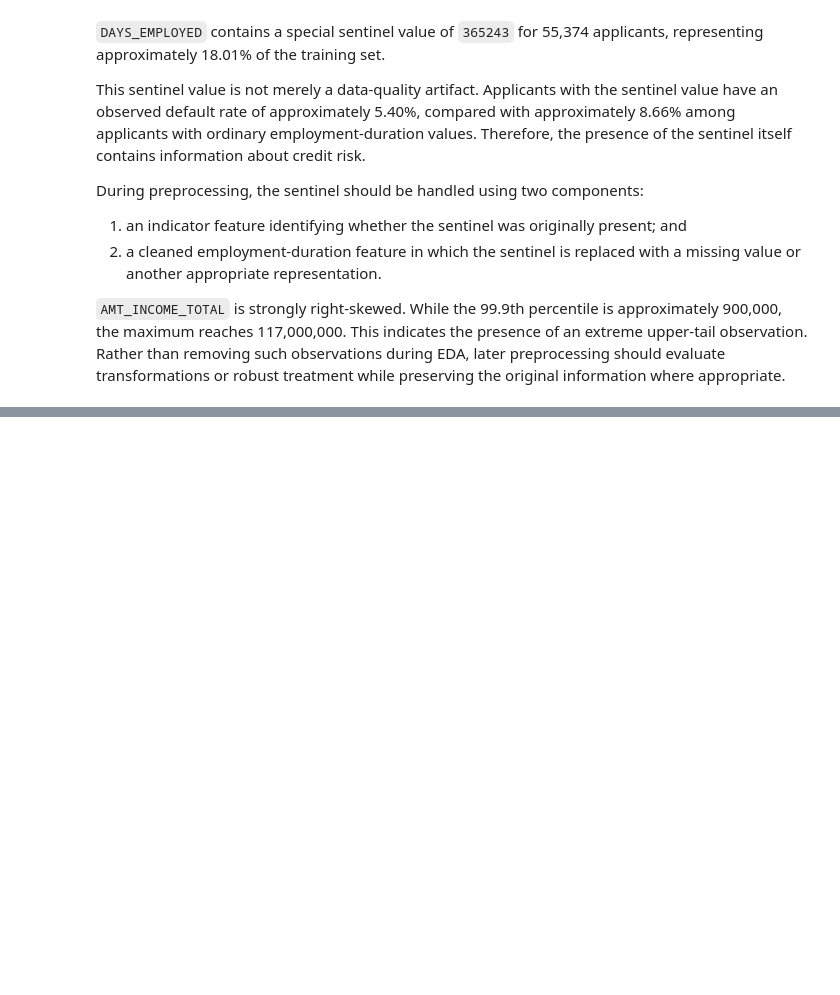
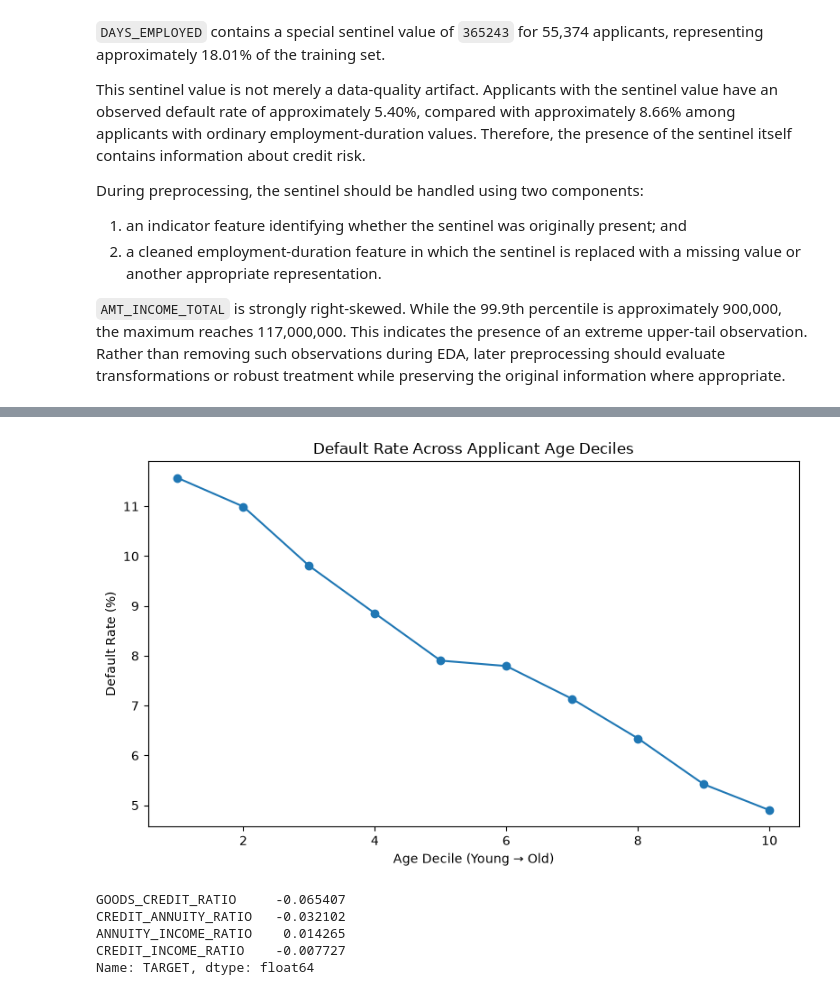
Before and after one commit to KevTJ/kj-project-portfolio, a Jupyter notebook: Projects/credit-risk-decision-system/notebooks/02_data_audit_and_eda.ipynb, the cells around one changed output, grey strips where cells are left out. Saved outputs shown, nothing was run; the diff lists cells and outputs as text; code cells hidden in the pictures; blank space fills up the shorter version.

```diff
--- a/Projects/credit-risk-decision-system/notebooks/02_data_audit_and_eda.ipynb
+++ b/Projects/credit-risk-decision-system/notebooks/02_data_audit_and_eda.ipynb
@@ -804,0 +1263,7 @@ During preprocessing, the sentinel should be handled using two components:
+# %%
+age_risk = default_rate_by_quantile(
+    eda_data,
+    "AGE_YEARS"
+)
+
+age_risk
@@ -804,0 +1337,17 @@ During preprocessing, the sentinel should be handled using two components:
+# %%
+plt.figure(figsize=(8, 5))
+
+plt.plot(
+    range(1, len(age_risk) + 1),
+    age_risk["default_pct"],
+    marker="o"
+)
+
+plt.title("Default Rate Across Applicant Age Deciles")
+plt.xlabel("Age Decile (Young → Old)")
+plt.ylabel("Default Rate (%)")
+
+plt.tight_layout()
+plt.show()
+# %% [output]
+[figure, added]
@@ -804,0 +1374,22 @@ During preprocessing, the sentinel should be handled using two components:
+# %%
+ratio_features = [
+    "CREDIT_INCOME_RATIO",
+    "ANNUITY_INCOME_RATIO",
+    "CREDIT_ANNUITY_RATIO",
+    "GOODS_CREDIT_RATIO"
+]
+
+ratio_corr = (
+    eda_data[ratio_features + ["TARGET"]]
+    .corr()["TARGET"]
+    .drop("TARGET")
+    .sort_values(key=abs, ascending=False)
+)
+
+ratio_corr
+# %% [output]
+GOODS_CREDIT_RATIO     -0.065407
+CREDIT_ANNUITY_RATIO   -0.032102
+ANNUITY_INCOME_RATIO    0.014265
+CREDIT_INCOME_RATIO    -0.007727
+Name: TARGET, dtype: float64
```
Also changed, not shown: parts of 32 cells of this notebook.
